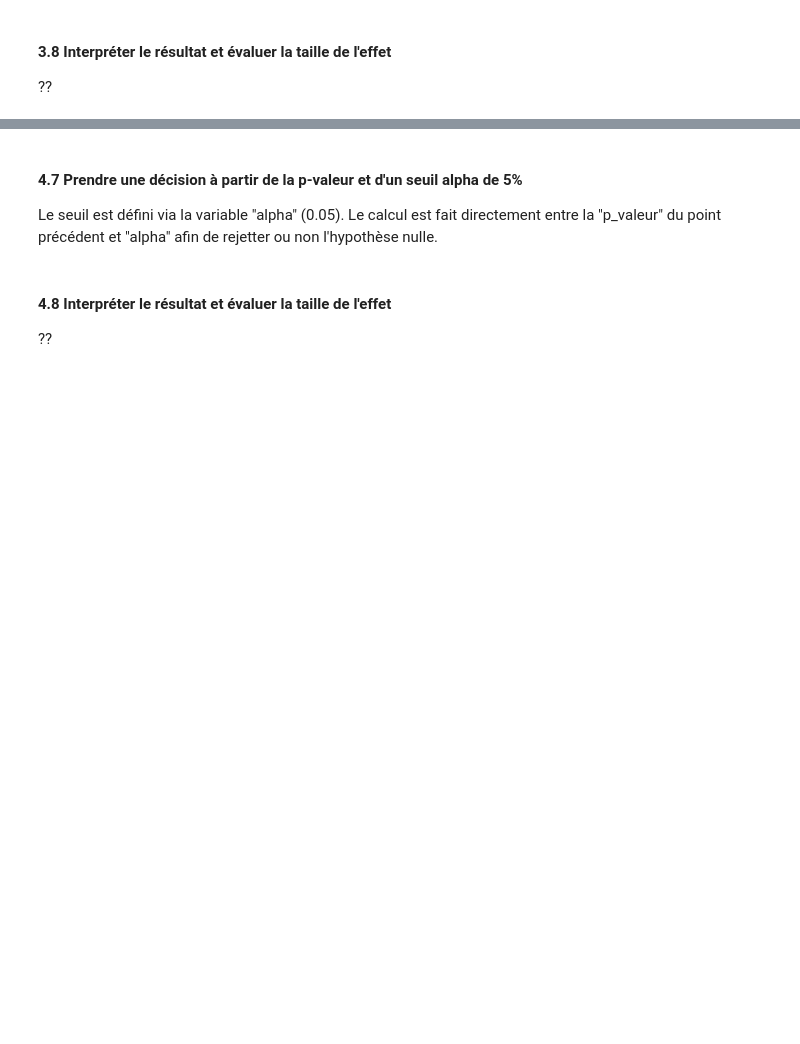
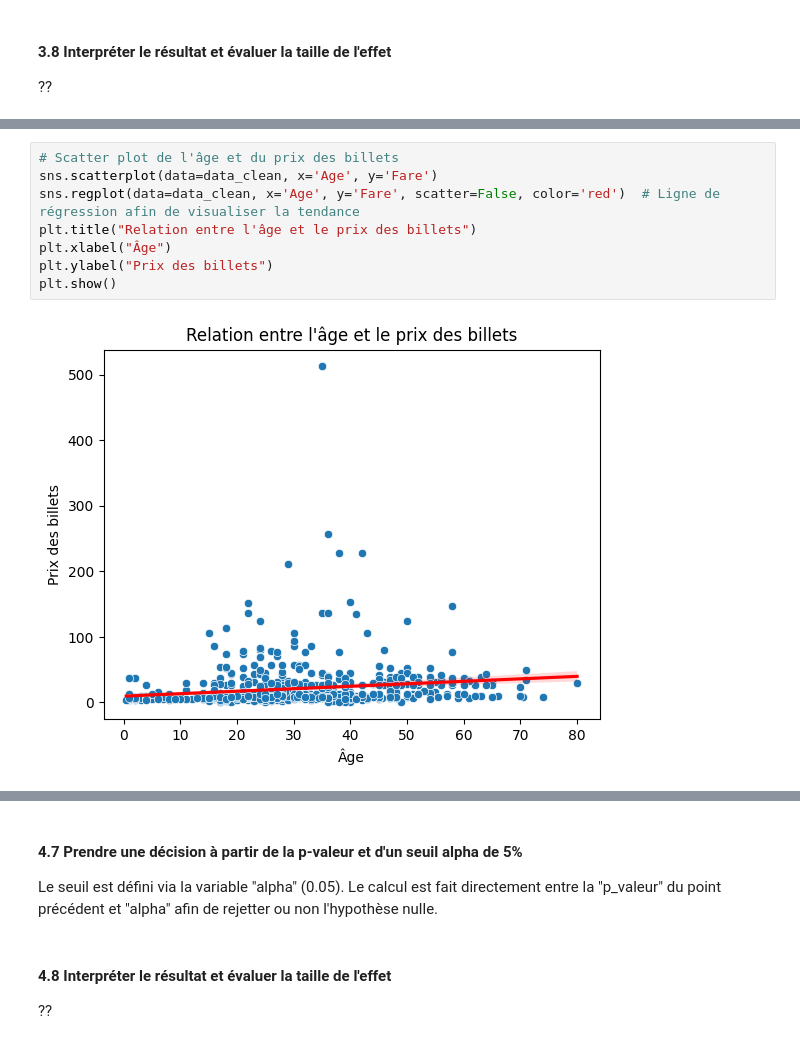
Before and after one commit to briandasilvac/AnalyseDonneesBrianCarlota, a Jupyter notebook: Projet.ipynb, the cells around one changed output, grey strips where cells are left out. Cells and saved outputs as stored; diff of their text form; blank space fills up the shorter version.

```diff
--- a/Projet.ipynb
+++ b/Projet.ipynb
@@ -330,2 +406,12 @@ Le calcul est fait directement entre la "p_valeur" du point précédent et "alph
+# %%
+# Scatter plot de l'âge et du prix des billets
+sns.scatterplot(data=data_clean, x='Age', y='Fare')
+sns.regplot(data=data_clean, x='Age', y='Fare', scatter=False, color='red')  # Ligne de régression afin de visualiser la tendance
+plt.title("Relation entre l'âge et le prix des billets")
+plt.xlabel("Âge")
+plt.ylabel("Prix des billets")
+plt.show()
+# %% [output]
+[figure, added]
 # %% [markdown]
 #### 4.3 Enoncer une hypothèse nulle et une hypothèse alternative considérant la ou les variables identifiées.
```
Also changed, not shown: parts of 16 cells of this notebook.
